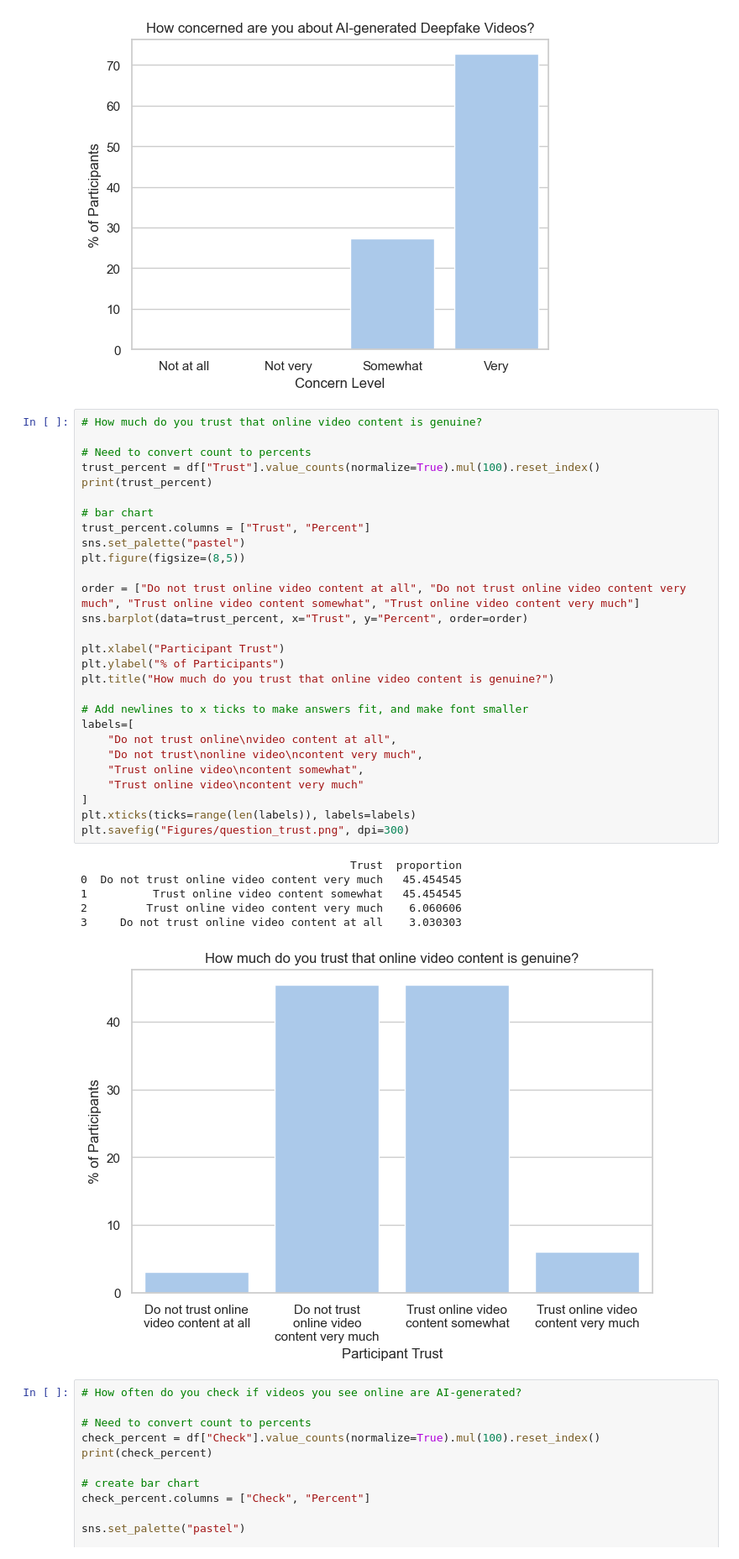
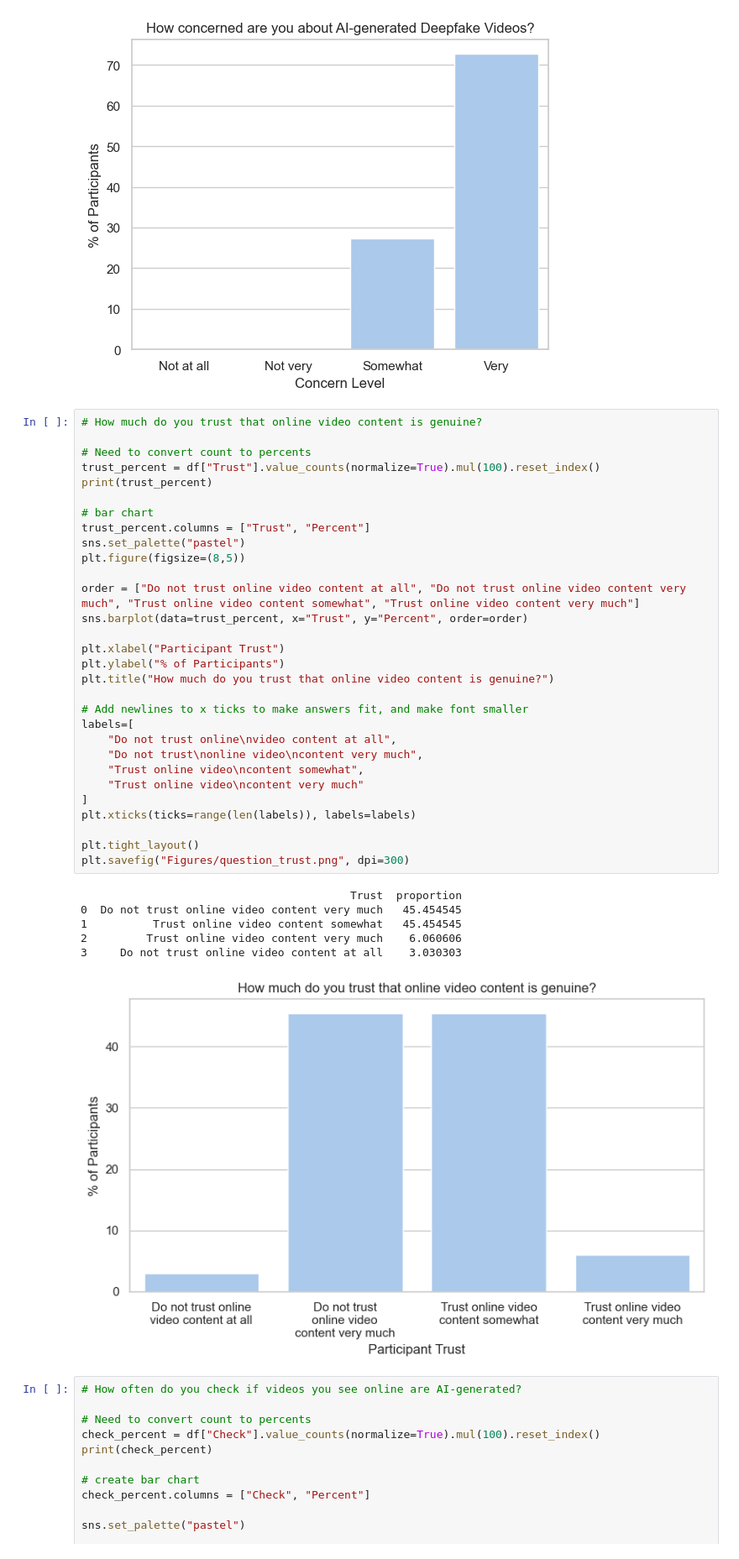
Before and after one commit to zejzhu/impostorbias, a Jupyter notebook: analysis.ipynb, the cells around one changed output. Shown at 84% size. Drawn from its saved outputs; the diff is of its cells as text.

```diff
--- a/analysis.ipynb
+++ b/analysis.ipynb
@@ -190,34 +194,36 @@ plt.savefig("Figures/question_concern.png", dpi=300)
 trust_percent = df["Trust"].value_counts(normalize=True).mul(100).reset_index()
 print(trust_percent)
 
 # bar chart
 trust_percent.columns = ["Trust", "Percent"]
 sns.set_palette("pastel")
 plt.figure(figsize=(8,5))
 
 order = ["Do not trust online video content at all", "Do not trust online video content very much", "Trust online video content somewhat", "Trust online video content very much"]
 sns.barplot(data=trust_percent, x="Trust", y="Percent", order=order)
 
 plt.xlabel("Participant Trust")
 plt.ylabel("% of Participants")
 plt.title("How much do you trust that online video content is genuine?")
 
 # Add newlines to x ticks to make answers fit, and make font smaller
 labels=[
     "Do not trust online\nvideo content at all",
     "Do not trust\nonline video\ncontent very much",
     "Trust online video\ncontent somewhat",
     "Trust online video\ncontent very much"
 ]
 plt.xticks(ticks=range(len(labels)), labels=labels)
+
+plt.tight_layout()
 plt.savefig("Figures/question_trust.png", dpi=300)
 # %% [output]
                                          Trust  proportion
 0  Do not trust online video content very much   45.454545
 1          Trust online video content somewhat   45.454545
 2         Trust online video content very much    6.060606
 3     Do not trust online video content at all    3.030303
-[figure, old version]
+[figure, new version]
 # %%
 # How often do you check if videos you see online are AI-generated?
 
```
Also changed, not shown: parts of 8 cells of this notebook, 3 other files.
